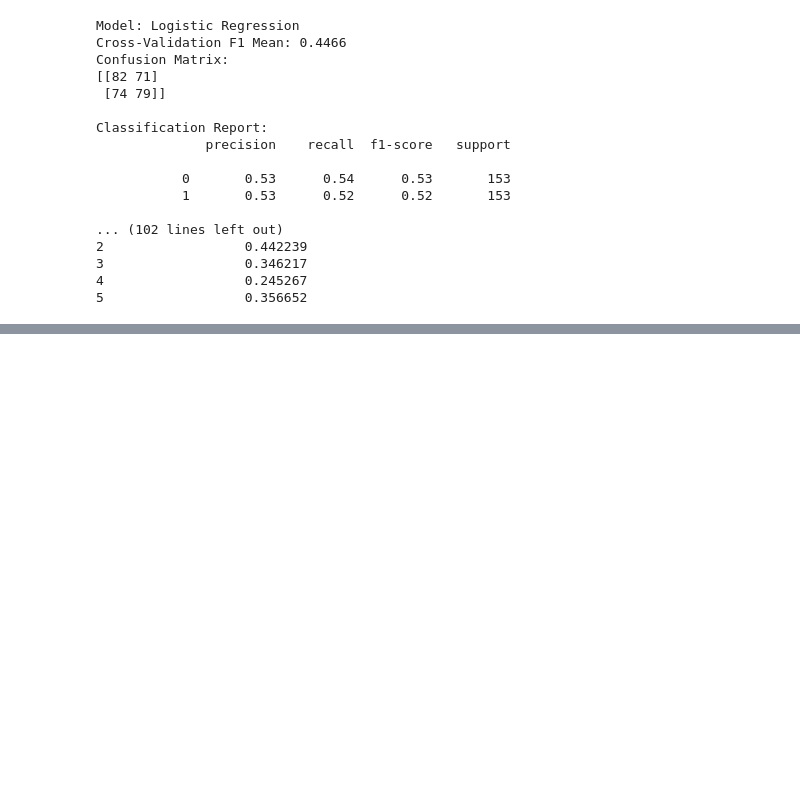
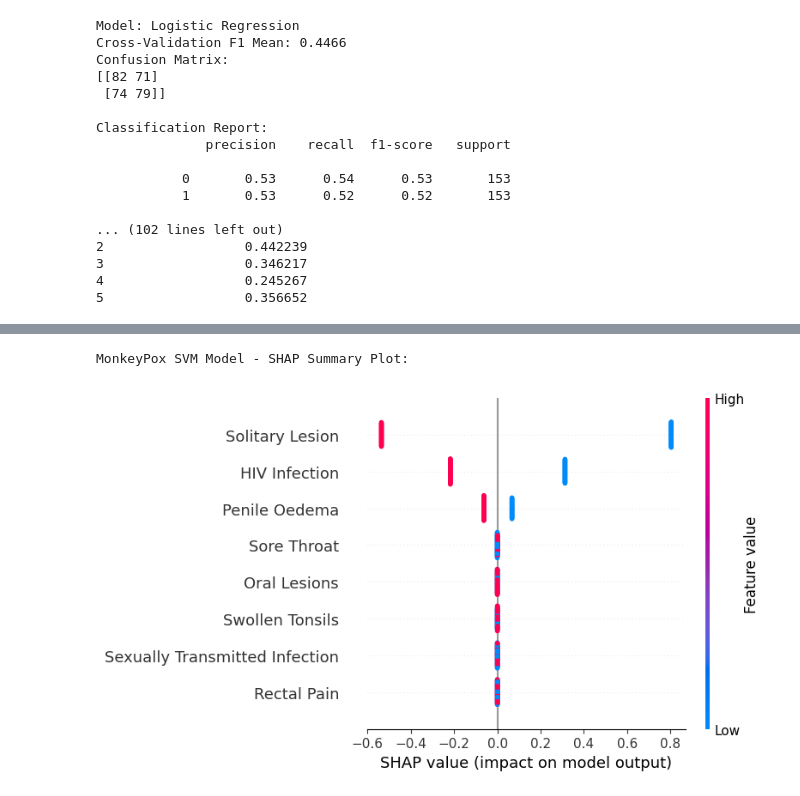
Before and after one commit to NeuralNetGeek/monkeypox-diagnosis, a Jupyter notebook: Monkey_Pox.ipynb, the cells around one changed output, grey strips where cells are left out. Saved outputs shown, nothing was run; the diff lists cells and outputs as text; code cells hidden in the pictures; blank space fills up the shorter version.

```diff
--- a/Monkey_Pox.ipynb
+++ b/Monkey_Pox.ipynb
@@ -156,3 +156,38 @@ Classification Report:
 3                  0.346217
 4                  0.245267
 5                  0.356652
+# %%
+rf_params = {
+    'n_estimators': [100, 200, 300],
+    'max_depth': [None, 10, 20],
+    'min_samples_split': [2, 5, 10, 12, 15, 20, 22, 25, 30],
+    'min_samples_leaf': [1, 2]
+}
+
+hgb_params = {
+    'learning_rate': [0.01, 0.05, 0.1],
+    'max_iter': [100, 200, 300],
+    'max_depth': [None, 10, 20],
+    'min_samples_leaf': [20, 30, 50]
+}
+
+svm_params = {
+    'C': [0.1, 1, 10],
+    'kernel': ['linear', 'rbf', 'poly'],
+    'gamma': ['scale', 'auto']
+}
+
+rf_model = RandomForestClassifier(class_weight='balanced', random_state=42)
+hgb_model = HistGradientBoostingClassifier(random_state=42)
+svm_model = SVC(class_weight='balanced', probability=True, random_state=42)
+
+r_rand = RandomizedSearchCV(rf_model, rf_params, n_iter=10, cv=5, scoring='f1', n_jobs=-1, verbose=1, random_state=42)
+h_rand = RandomizedSearchCV(hgb_model, hgb_params, n_iter=10, cv=5, scoring='f1', n_jobs=-1, verbose=1, random_state=42)
+s_rand = RandomizedSearchCV(svm_model, svm_params, n_iter=10, cv=5, scoring={'F1': 'f1', 'ROC_AUC': 'roc_auc'}, refit='F1', n_jobs=-1, verbose=1, random_state=42)
+
+r_rand.fit(X_train_scaled, y_train)
+h_rand.fit(X_train_scaled, y_train)
+s_rand.fit(X_train_scaled, y_train)
+
+print("Best Parameters:", r_rand.best_params_, h_rand.best_params_, s_rand.best_params_)
+print("Best Score:", r_rand.best_score_, h_rand.best_score_, s_rand.best_score_)
@@ -181,0 +245,9 @@ Support Vector Machine Validation metrics: {'Accuracy': 0.4077669902912621, 'Pre
+# %%
+explainer_svm = shap.LinearExplainer(s_rand.best_estimator_, X_train_scaled, feature_perturbation="interventional")
+shap_values_svm = explainer_svm.shap_values(X_valid_scaled)
+
+print("MonkeyPox SVM Model - SHAP Summary Plot:")
+shap.summary_plot(shap_values_svm, X_valid, feature_names=features_encoded)
+# %% [output]
+MonkeyPox SVM Model - SHAP Summary Plot:
+[figure, added]
```
Also changed, not shown: parts of 4 cells of this notebook.
